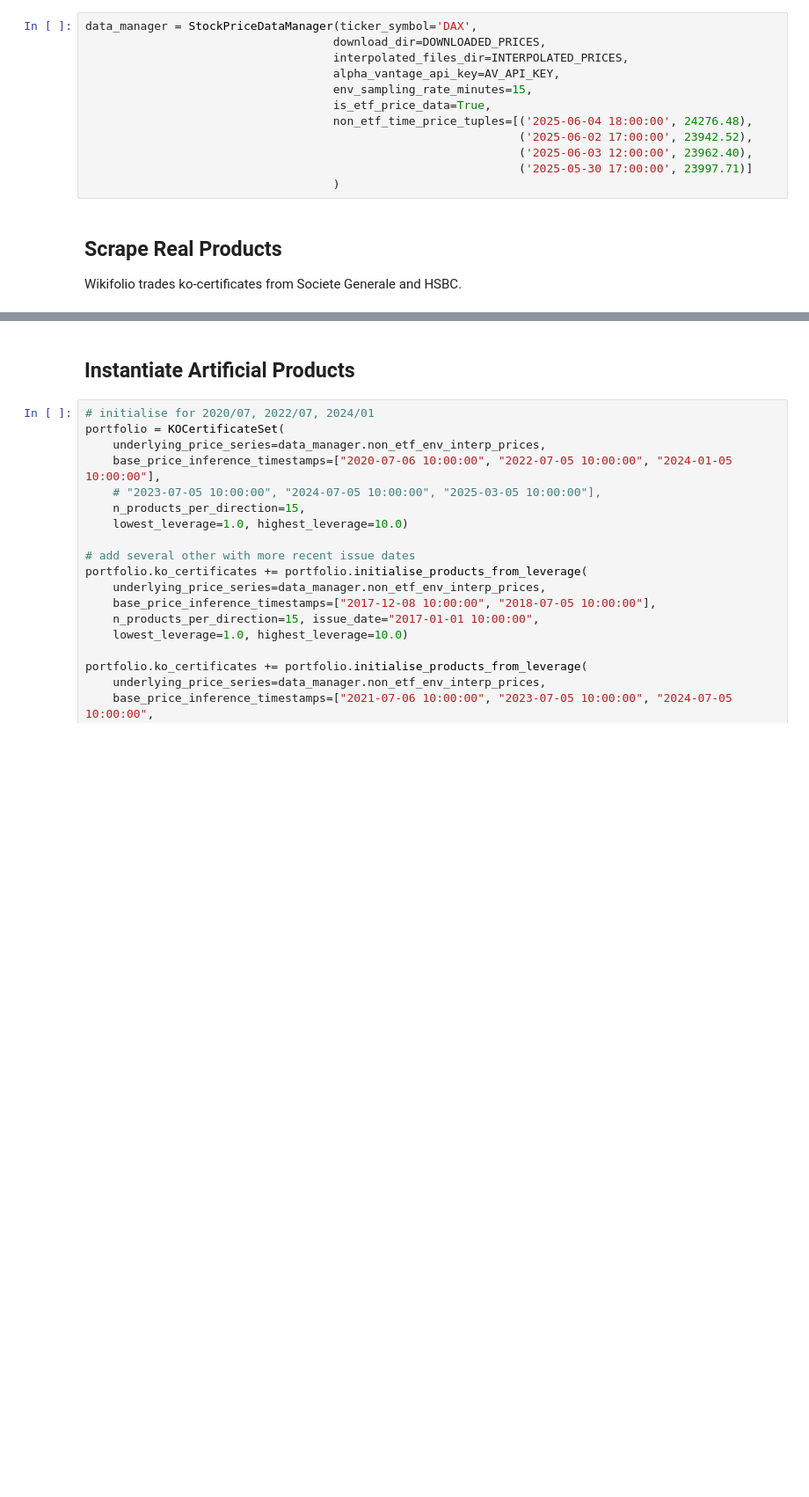
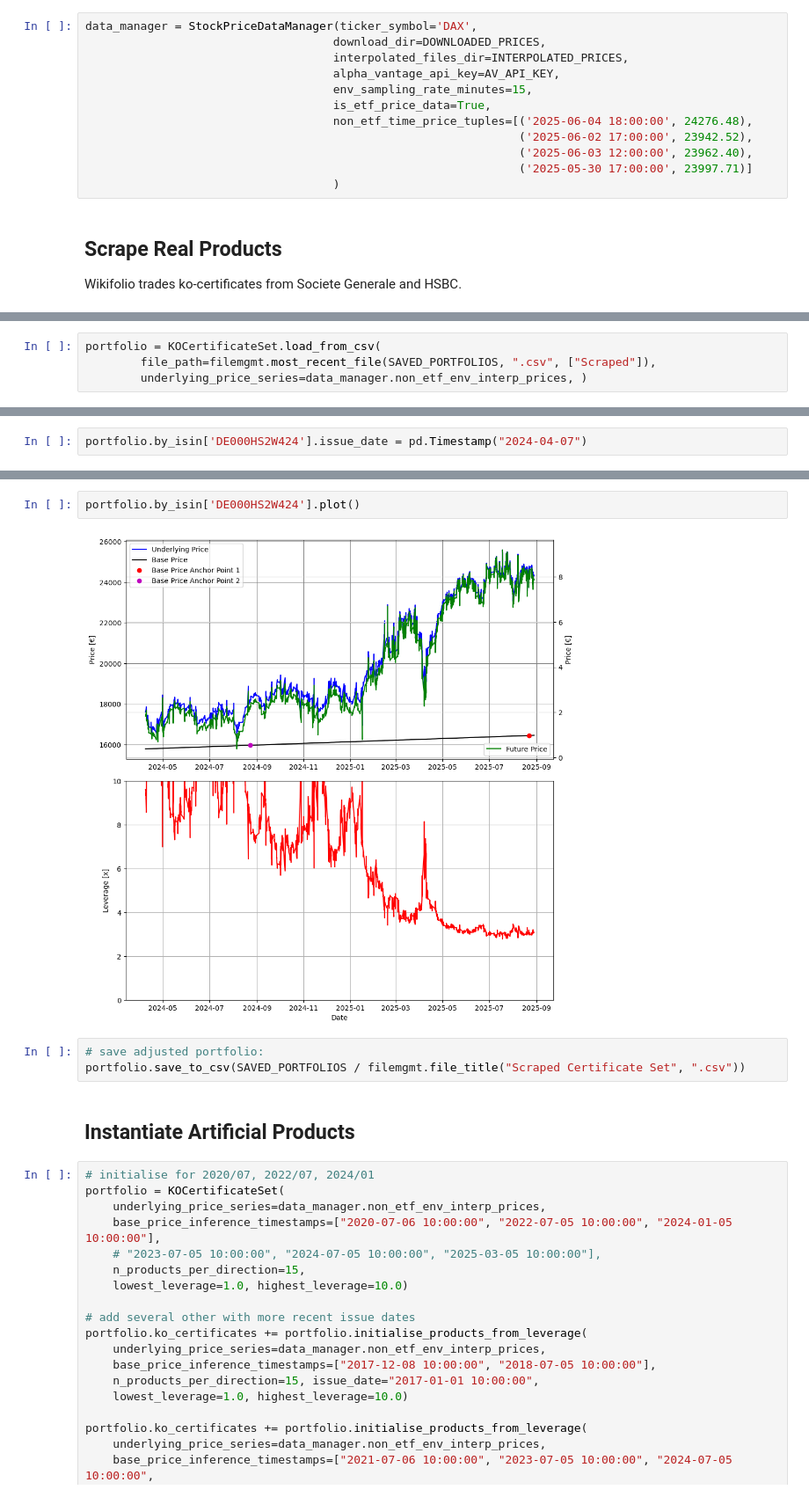
Before and after one commit to paulruesing/hybrid-rl-index-trading, a Jupyter notebook: notebooks/portfolio_construction.ipynb, the cells around one changed output, grey strips where cells are left out. Shown at 88% size. Cells and saved outputs as stored; diff of their text form; blank space fills up the shorter version.

```diff
--- a/notebooks/portfolio_construction.ipynb
+++ b/notebooks/portfolio_construction.ipynb
@@ -76,0 +166,4 @@ portfolio.save_to_csv(SAVED_PORTFOLIOS / filemgmt.file_title("Scraped Certificat
+# %%
+portfolio = KOCertificateSet.load_from_csv(
+        file_path=filemgmt.most_recent_file(SAVED_PORTFOLIOS, ".csv", ["Scraped"]),
+        underlying_price_series=data_manager.non_etf_env_interp_prices, )
@@ -76,0 +189,2 @@ portfolio.save_to_csv(SAVED_PORTFOLIOS / filemgmt.file_title("Scraped Certificat
+# %%
+portfolio.by_isin['DE000HS2W424'].issue_date = pd.Timestamp("2024-04-07")
@@ -77,3 +207,10 @@ portfolio.save_to_csv(SAVED_PORTFOLIOS / filemgmt.file_title("Scraped Certificat
+# %%
+portfolio.by_isin['DE000HS2W424'].plot()
+# %% [output]
+[figure, added]
+# %%
+# save adjusted portfolio:
+portfolio.save_to_csv(SAVED_PORTFOLIOS / filemgmt.file_title("Scraped Certificate Set", ".csv"))
 # %% [markdown]
 ## Instantiate Artificial Products
 # %%
```
Also changed, not shown: parts of 18 cells of this notebook.
